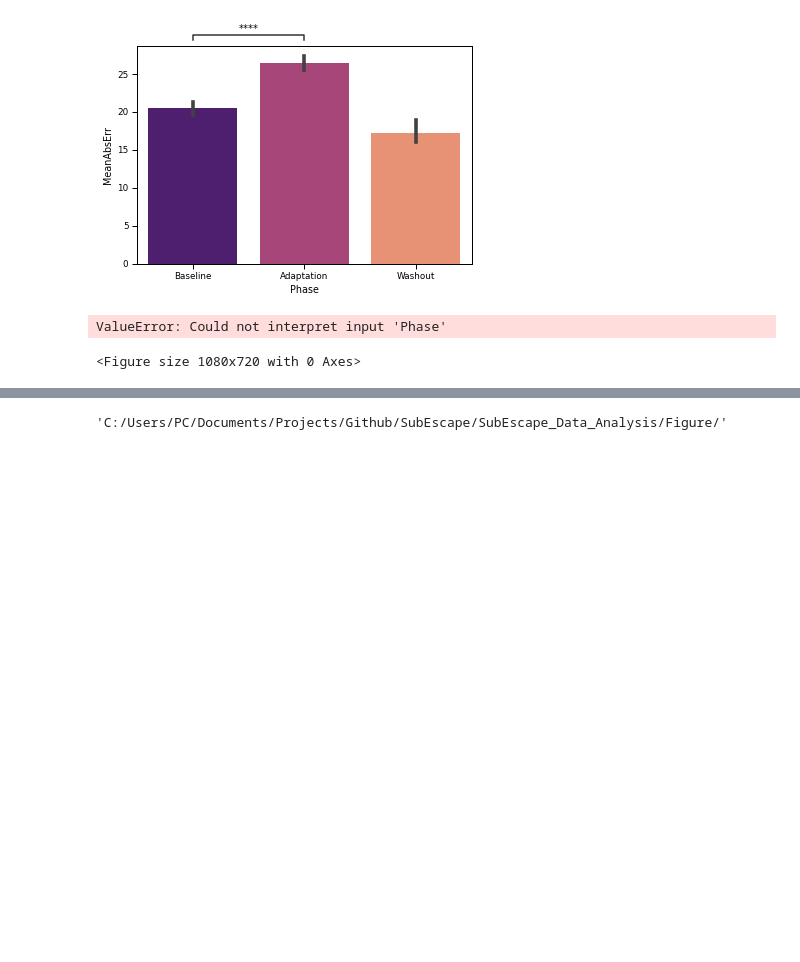
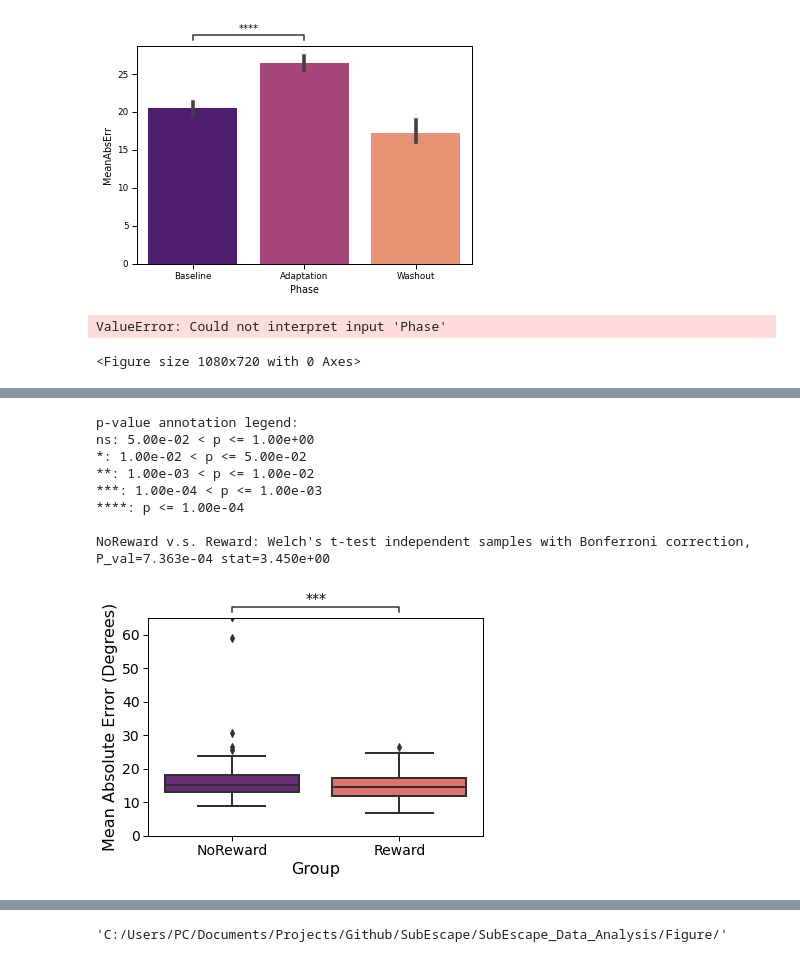
Before and after one commit to DiarKarim/SubEscape, a Jupyter notebook: SubEscape_Data_Analysis/SubEsc_Analysis.ipynb, the cells around one changed output, grey strips where cells are left out. Drawn from its saved outputs; the diff is of its cells as text; code cells hidden in the pictures; blank space fills up the shorter version.

```diff
--- a/SubEscape_Data_Analysis/SubEsc_Analysis.ipynb
+++ b/SubEscape_Data_Analysis/SubEsc_Analysis.ipynb
@@ -1241,0 +1284,35 @@ Pairwise test results:
+# %%
+phaze = 'Washout'
+group_mask = (df['Phase'] == phaze)
+df_grp =df[group_mask]
+metricos = 'MeanAbsErr'
+
+#color='mediumslateblue',
+# plt.figure(figsize=(15, 10))
+# Create violin plots without mini-boxplots inside.
+ax = sns.boxplot(y=metricos, x='Group', data=df_grp,
+                    palette = 'magma',
+                    order = ['NoReward', 'Reward'])
+
+plt.xlabel('Group', fontsize=16)
+plt.ylabel('Mean Absolute Error (Degrees)', fontsize=16)
+plt.xticks(fontsize=14)
+plt.yticks(fontsize=14)
+plt.ylim([0,65])
+
+test_results = add_stat_annotation(ax, data=df_grp, x=x, y=y, order=order,
+                                   box_pairs=[("NoReward", "Reward")],
+                                   test='t-test_welch', text_format='star',
+                                   loc='outside', verbose=2, fontsize=14)
+
+plt.savefig(path2Figures + metricos + '_' + phaze + '_' + str(time.time())[-1-5:-1] + '_.png', dpi=600, bbox_inches='tight')
+# %% [output]
+p-value annotation legend:
+ns: 5.00e-02 < p <= 1.00e+00
+*: 1.00e-02 < p <= 5.00e-02
+**: 1.00e-03 < p <= 1.00e-02
+***: 1.00e-04 < p <= 1.00e-03
+****: p <= 1.00e-04
+
+NoReward v.s. Reward: Welch's t-test independent samples with Bonferroni correction, P_val=7.363e-04 stat=3.450e+00
+[figure, added]
```
Also changed, not shown: parts of 52 cells of this notebook, 54 other files.
